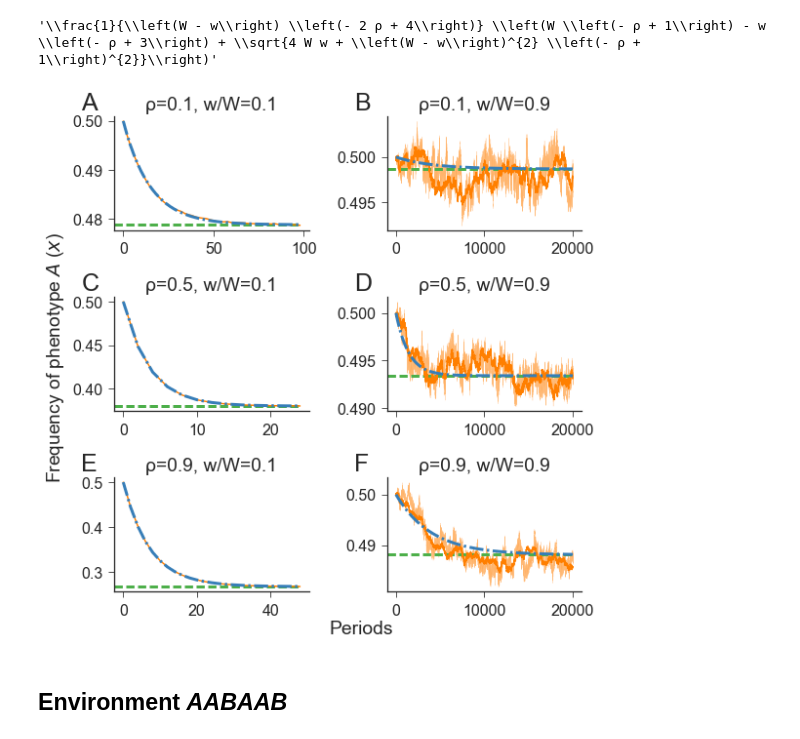
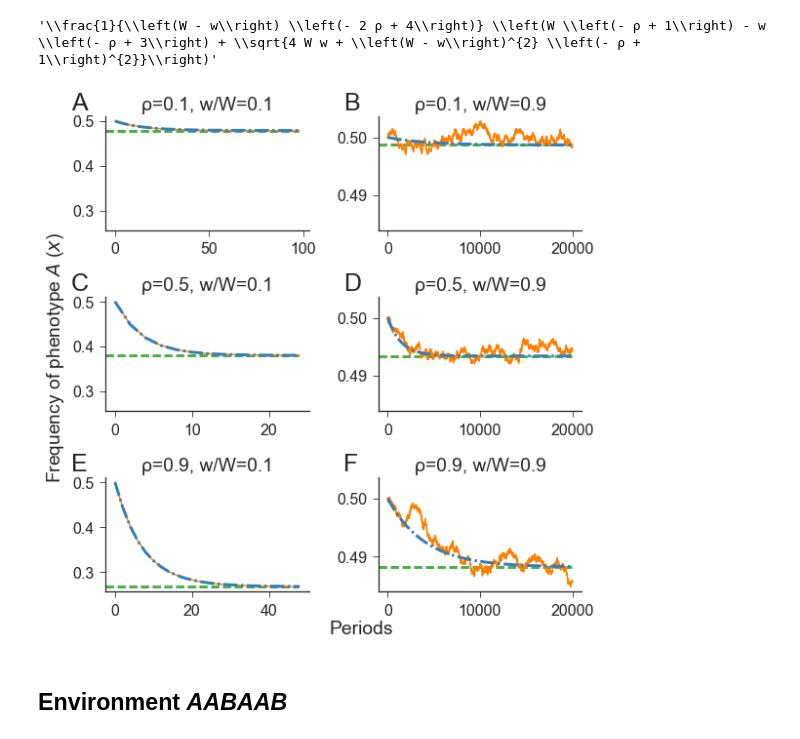
Before and after one commit to yoavram/Milpitas, a Jupyter notebook: notebooks/recurrence.ipynb, the cells around one changed output. Drawn from its saved outputs; the diff is of its cells as text; code cells hidden in the pictures.

```diff
--- a/notebooks/recurrence.ipynb
+++ b/notebooks/recurrence.ipynb
@@ -38,8 +34,13 @@ def normed_binomial(N, p):
 # %% [markdown]
 ## Recurrence illustration
-# %%
-def recurrence(x, ρ, W, w):
-    return x * ( x * (1 - ρ) * (W - w) + ρ * W + (1 - ρ) * w ) / (x * (W - w) + w)
+# %%
+@numba.jit()
+def recurrence(x, ρ, wA, wB, N=0):
+    N = int(N)
+    x = (x * wA * ((1-ρ)*x + ρ) + (1-x) * wB * (1-ρ) * x) / (x * wA + (1-x) * wB)
+    if N > 0:
+        x = np.random.binomial(N, x) / N
+    return x
 # %%
 fig, ax = plt.subplots(figsize=(4, 4))
 x = np.linspace(0, 1, 10000)
@@ -137,12 +138,12 @@ latex(sol3_nicer)
 # %% [output]
 '\\frac{1}{\\left(W - w\\right) \\left(- 2 ρ + 4\\right)} \\left(W \\left(- ρ + 1\\right) - w \\left(- ρ + 3\\right) + \\sqrt{4 W w + \\left(W - w\\right)^{2} \\left(- ρ + 1\\right)^{2}}\\right)'
 # %%
-N = 1000000
-ns = np.array([[100,20000],[25,20000],[50, 20000]])
+N = 1e6
+ns = np.array([[100, 20000], [25, 20000], [50, 20000]])
 ρs = [0.1, 0.5, 0.9]
 ws = [0.1, 0.9]
 W_ = 1.0
-fig, axes = plt.subplots(len(ρs), len(ws), figsize=(8, 8), sharex=False, sharey=False)
+fig, axes = plt.subplots(len(ρs), len(ws), figsize=(8, 8), sharex=False, sharey='col')
 
 for i, ρ_ in enumerate(ρs):
     for j, w_ in enumerate(ws):
@@ -150,47 +151,46 @@ for i, ρ_ in enumerate(ρs):
         n = ns[i, j]
         t_ = range(0, n, 2)
         # analytic solution
         subs = [(ρ, ρ_), (W, W_), (w, w_)]
         sol3_ = sol3.subs(subs)
         sol = float(sol3_)
         ax.axhline(y=sol, xmin=0, xmax=0.95, color=green, lw=3, ls='--', label='Equilibrium')
         # WF
         reps = 100
+        y_ = np.empty(n)
+        y_[0] = 0.5
         x_ = np.empty((n, reps))
         x_[0, :] = 0.5
-        y_ = np.empty(n)
-        y_[0] = 0.5
         for t in range(1, n):
             wA, wB = (w_, W_) if t % 2 == 0 else (W_, w_)
             y_[t] = recurrence(y_[t - 1], ρ_, wA, wB)
-            x_[t, :] = recurrence(x_[t - 1, :], ρ_, wA, wB)
-            x_[t, :] = normed_binomial(N, x_[t, :])
-        ci_low = np.percentile(x_, 50.5, axis=1)
-        ci_high = np.percentile(x_, 49.5, axis=1)
-        ax.fill_between(
-            t_,
-            ci_low[t_], ci_high[t_],
-            alpha=0.5, color=orange
-        )
-        ax.plot(t_, x_.mean(axis=1)[t_], color=orange, label='Wright-Fisher')
-        ax.plot(t_, y_[t_], color=blue, lw=3, ls='-.', label='Deterministic')
+            x_[t, :] = recurrence(x_[t - 1, :], ρ_, wA, wB, N)
+#         ci_low = np.percentile(x_, 2.5, axis=1)
+#         ci_high = np.percentile(x_, 97.5, axis=1)
+#         ax.fill_between(
+#             t_,
+#             ci_low[t_], ci_high[t_],
+#             alpha=0.5, color=orange
+#         )
+        ax.plot(t_, x_.mean(axis=1)[t_], color=orange, label='Finite population')
+        ax.plot(t_, y_[t_], color=blue, lw=3, ls='-.', label='Infinite population')
         # styling
         ax.set_title(r'ρ={}, w/W={}'.format(ρ_, w_/W_))
         ax.legend().set_visible(False)
 
 for i in range(2): axes[0, i].set_xlabel('')
 for i in range(2): axes[1, i].set_xlabel('')
 for i in range(2): axes[i, 1].set_ylabel('')
 for i in range(2): axes[i, 0].set_ylabel('')
 
 xlabel = fig_xlabel(fig, 'Periods', x=0.55)
 ylabel = fig_ylabel(fig, 'Frequency of phenotype $A$ ($x$)', x=0.025)
 fig_panel_labels(axes, ycoord=1.05)
 fig.tight_layout()
 sns.despine()
 fig.savefig('../figures/env_A1B1.pdf', bbox_extra_artists=[xlabel, ylabel], bbox_inches='tight');
 # %% [output]
-[figure, old version]
+[figure, new version]
 # %% [markdown]
 ## Environment _AABAAB_
 # %%
```
Also changed, not shown: parts of 4 cells of this notebook, 1 other file.
